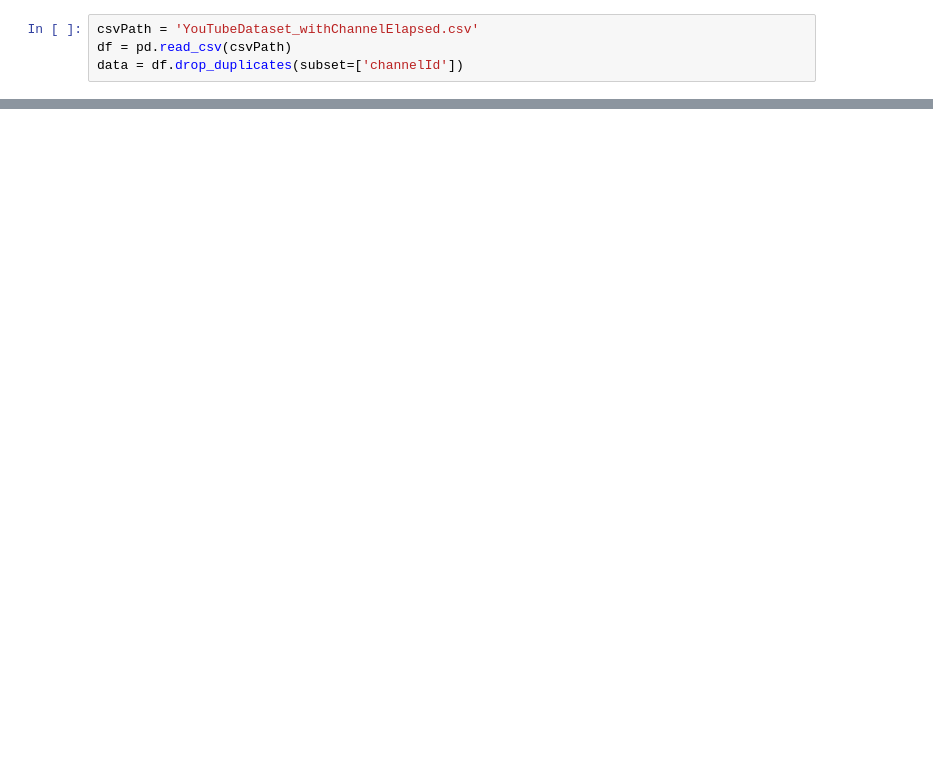
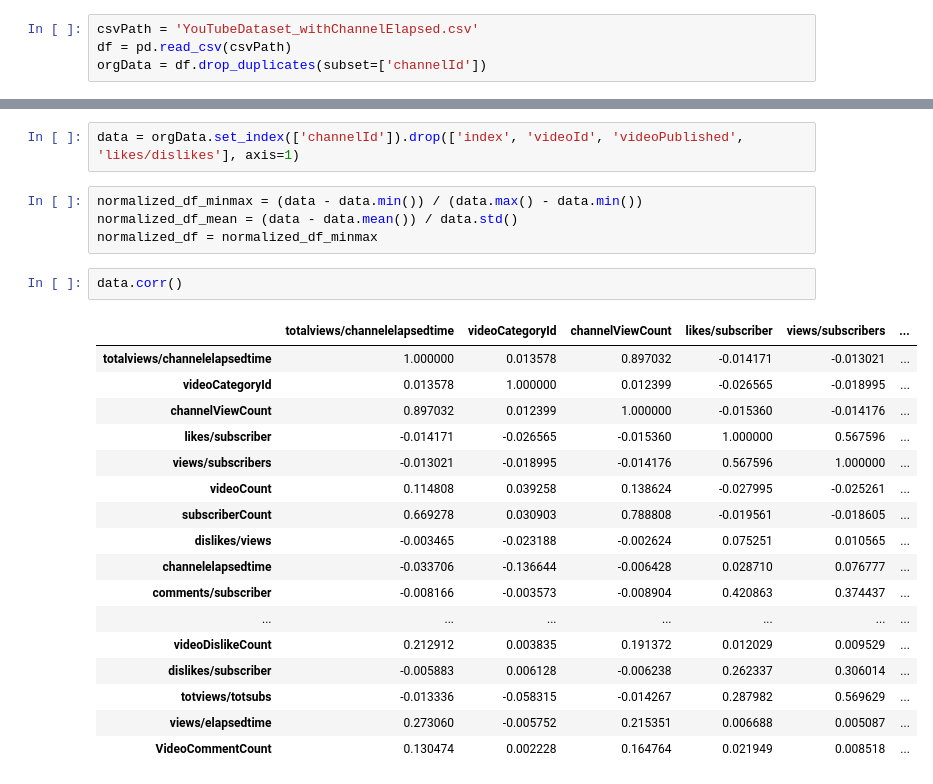
Before and after one commit to larrylai19/1111-DataMining-Final, a Jupyter notebook: Untitled.ipynb, the cells around one changed output, grey strips where cells are left out. Drawn from its saved outputs; the diff is of its cells as text; blank space fills up the shorter version.

```diff
--- a/Untitled.ipynb
+++ b/Untitled.ipynb
@@ -4,4 +5,4 @@ pd.set_option('display.max_columns', None)
 # %%
 csvPath = 'YouTubeDataset_withChannelElapsed.csv'
 df = pd.read_csv(csvPath)
-data = df.drop_duplicates(subset=['channelId'])
+orgData = df.drop_duplicates(subset=['channelId'])
@@ -24,0 +9,26 @@ data.set_index(['channelId']).drop(['index'], axis=1)
+# %%
+data = orgData.set_index(['channelId']).drop(['index', 'videoId', 'videoPublished', 'likes/dislikes'], axis=1)
+# %%
+normalized_df_minmax = (data - data.min()) / (data.max() - data.min())
+normalized_df_mean = (data - data.mean()) / data.std()
+normalized_df = normalized_df_minmax
+# %%
+data.corr()
+# %% [output]
+|  | totalviews/channelelapsedtime | videoCategoryId | channelViewCount | likes/subscriber | views/subscribers | ... |
+| totalviews/channelelapsedtime | 1.000000 | 0.013578 | 0.897032 | -0.014171 | -0.013021 | ... |
+| videoCategoryId | 0.013578 | 1.000000 | 0.012399 | -0.026565 | -0.018995 | ... |
+| channelViewCount | 0.897032 | 0.012399 | 1.000000 | -0.015360 | -0.014176 | ... |
+| likes/subscriber | -0.014171 | -0.026565 | -0.015360 | 1.000000 | 0.567596 | ... |
+| views/subscribers | -0.013021 | -0.018995 | -0.014176 | 0.567596 | 1.000000 | ... |
+| videoCount | 0.114808 | 0.039258 | 0.138624 | -0.027995 | -0.025261 | ... |
+| subscriberCount | 0.669278 | 0.030903 | 0.788808 | -0.019561 | -0.018605 | ... |
+| dislikes/views | -0.003465 | -0.023188 | -0.002624 | 0.075251 | 0.010565 | ... |
+| channelelapsedtime | -0.033706 | -0.136644 | -0.006428 | 0.028710 | 0.076777 | ... |
+| comments/subscriber | -0.008166 | -0.003573 | -0.008904 | 0.420863 | 0.374437 | ... |
+| ... | ... | ... | ... | ... | ... | ... |
+| videoDislikeCount | 0.212912 | 0.003835 | 0.191372 | 0.012029 | 0.009529 | ... |
+| dislikes/subscriber | -0.005883 | 0.006128 | -0.006238 | 0.262337 | 0.306014 | ... |
+| totviews/totsubs | -0.013336 | -0.058315 | -0.014267 | 0.287982 | 0.569629 | ... |
+| views/elapsedtime | 0.273060 | -0.005752 | 0.215351 | 0.006688 | 0.005087 | ... |
+| VideoCommentCount | 0.130474 | 0.002228 | 0.164764 | 0.021949 | 0.008518 | ... |
```
Also changed, not shown: parts of 2 cells of this notebook, 2 other files.
